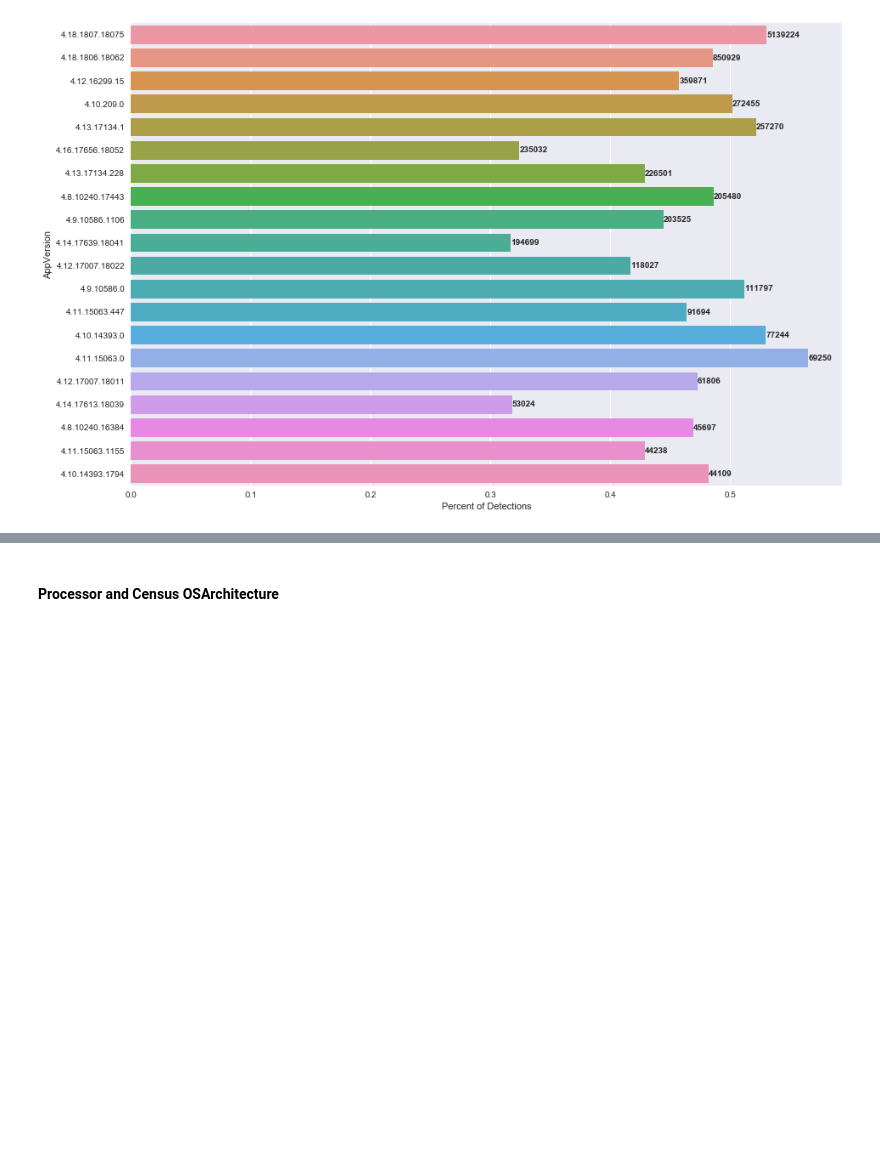
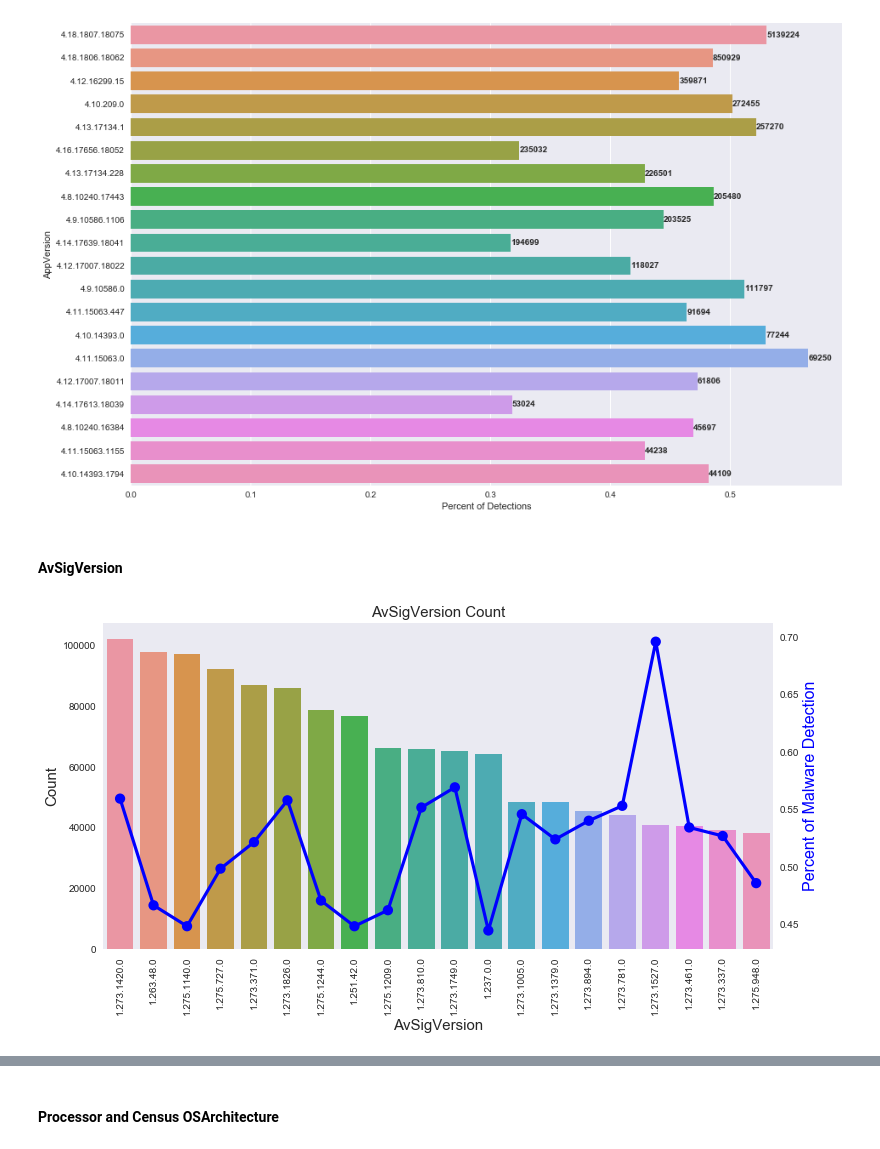
Before and after one commit to jacquelineguo/DS_Capstone_2, a Jupyter notebook: Capstone_Project_Microsoft_Malware_Prediction.ipynb, the cells around one changed output, grey strips where cells are left out. Drawn from its saved outputs; the diff is of its cells as text; code cells hidden in the pictures; blank space fills up the shorter version.

```diff
--- a/Capstone_Project_Microsoft_Malware_Prediction.ipynb
+++ b/Capstone_Project_Microsoft_Malware_Prediction.ipynb
@@ -267,6 +267,29 @@ def plot_category_percent_of_target(col):
     plt.xlabel('Percent of Detections')
     plt.ylabel(col)
     plt.show()
+# %%
+def plot_category_bar_with_percent_line(col):
+    cat_percent = df[[col, 'HasDetections']].groupby(col, as_index=False).mean()
+    cat_size = df[col].value_counts().reset_index(drop=False)
+    cat_size.columns = [col, 'count']
+    cat_percent = cat_percent.merge(cat_size, on=col, how='left')
+    cat_percent['HasDetections'] = cat_percent.HasDetections.fillna(0)
+    cat_percent = cat_percent.sort_values(by='count', ascending=False)[:20]
+    plt.figure(figsize=(12,6))
+
+    g = sns.barplot(x = col, y = cat_percent['count'], data = cat_percent[[col, 'count']], order = cat_percent[col])
+    g.set_title('{} Count'.format(col), fontsize = 15)
+    g.set_xlabel(col, fontsize=15)
+    g.set_ylabel("Count", fontsize=15)
+    plt.xticks(rotation= "vertical")
+    plt.grid(False)
+
+    r = g.twinx()
+    r = sns.pointplot(x = cat_percent[col], y = cat_percent['HasDetections'].values, color = "blue")
+    r.set_ylabel("Percent of Malware Detection", fontsize = 16, color = "blue")
+    plt.grid(False)
+
+    plt.show()
 # %% [markdown]
 #### Product Name
 # %%
@@ -314,3 +337,10 @@ col = cat_features[2]
 plot_category_percent_of_target(col)
 # %% [output]
 [figure]
+# %% [markdown]
+#### AvSigVersion
+# %%
+col = cat_features[3]
+plot_category_bar_with_percent_line(col)
+# %% [output]
+[figure, added]
```
Also changed, not shown: parts of 54 cells of this notebook.
